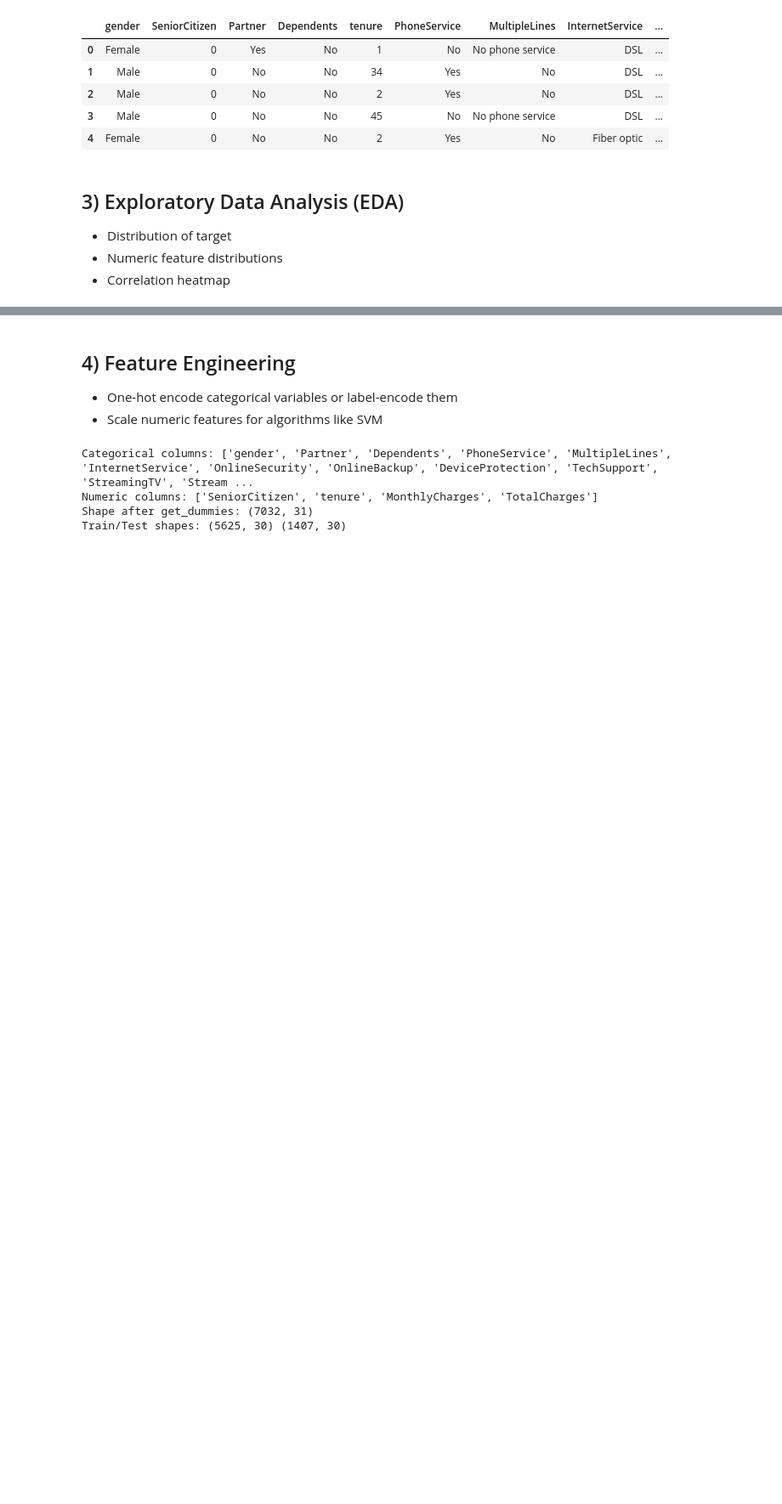
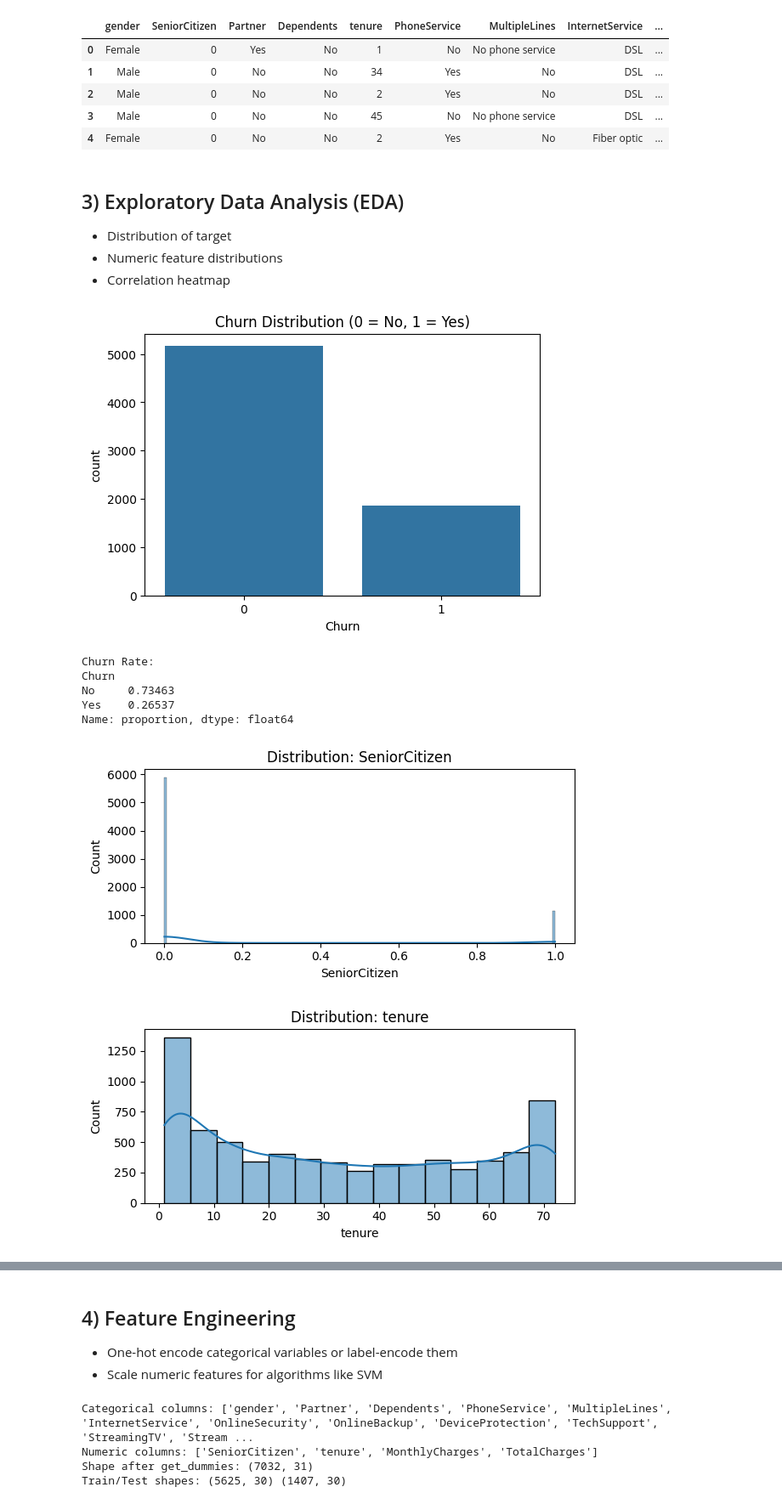
Before and after one commit to monikatyagiisc/customer-churn-prediction, a Jupyter notebook: notebooks/Customer_Churn_Prediction.ipynb, the cells around one changed output, grey strips where cells are left out. Shown at 85% size. Saved outputs shown, nothing was run; the diff lists cells and outputs as text; code cells hidden in the pictures; blank space fills up the shorter version.

```diff
--- a/notebooks/Customer_Churn_Prediction.ipynb
+++ b/notebooks/Customer_Churn_Prediction.ipynb
@@ -177,25 +174,38 @@ Shape after dropping NA: (7032, 20)
 # %%
 # EDA plots
 if 'data' in globals():
     plt.figure(figsize=(6,4))
     sns.countplot(x='Churn', data=data)
     plt.title('Churn Distribution (0 = No, 1 = Yes)')
     plt.show()
 
+    print("\nChurn Rate:")
+    print(df["Churn"].value_counts(normalize=True))
+    print()
+
     # Numeric feature distribution examples
     num_cols = data.select_dtypes(include=['int64','float64']).columns.tolist()
-    num_cols = [c for c in num_cols if c != 'Churn'][:6]
+    num_cols = [c for c in num_cols][:6]
     for col in num_cols:
         plt.figure(figsize=(6,3))
         sns.histplot(data[col], kde=True)
         plt.title(f'Distribution: {col}')
         plt.tight_layout()
         plt.show()
 
     # Correlation heatmap (sampled to keep it readable)
     plt.figure(figsize=(10,8))
-    sns.heatmap(data[num_cols + ['Churn']].corr(), annot=True, fmt='.2f', cmap='coolwarm')
-    plt.title('Correlation (selected numeric features)')
+    sns.heatmap(data[num_cols].corr(), annot=True, fmt='.2f', cmap='coolwarm')
+    plt.title('Correlation Heatmap (selected numeric features)')
     plt.show()
 else:
     print('Run previous cells to load and clean data')
+# %% [output]
+[figure, added]
+Churn Rate:
+Churn
+No     0.73463
+Yes    0.26537
+Name: proportion, dtype: float64
+[figure, added]
+[figure, added]
```
Also changed, not shown: parts of 16 cells of this notebook.
